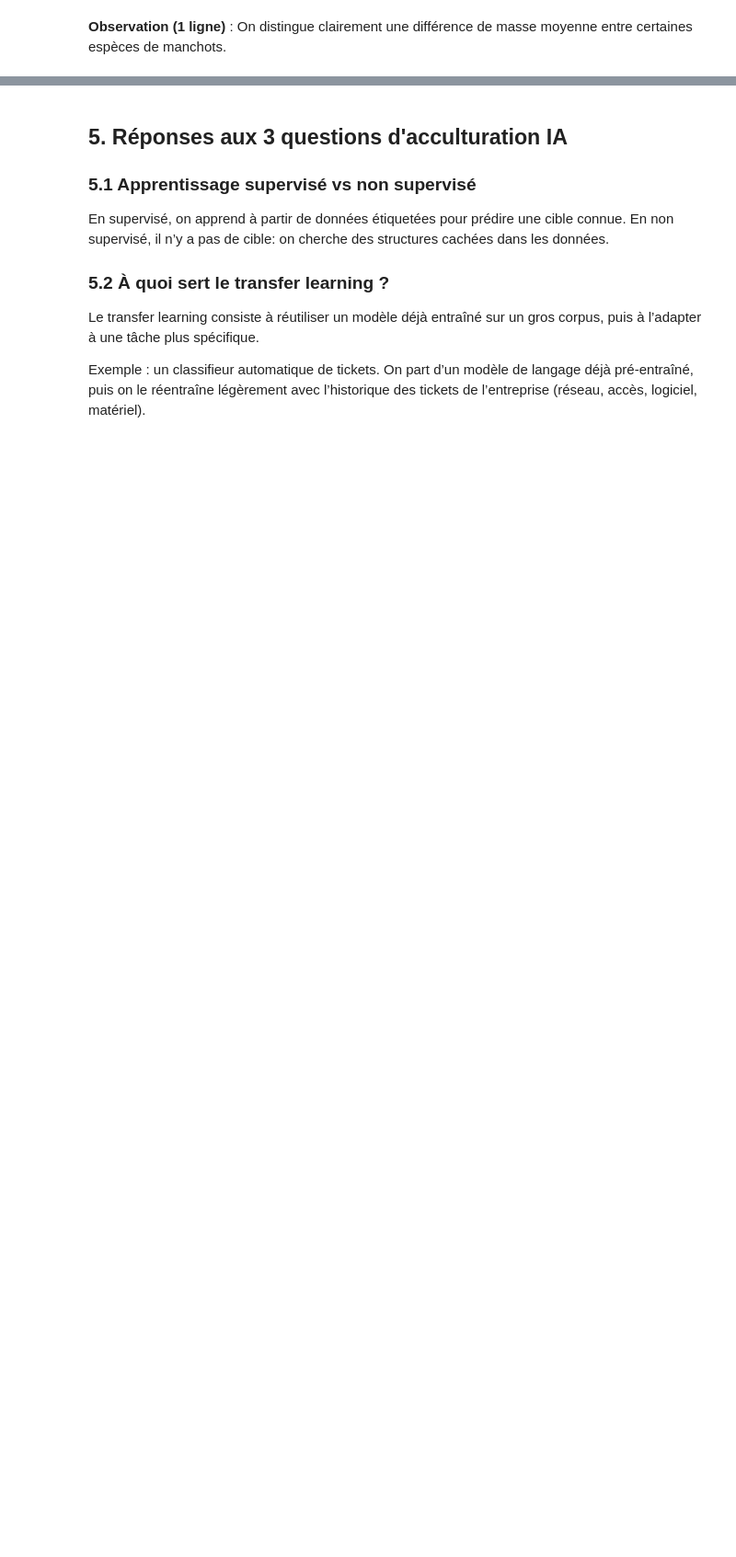
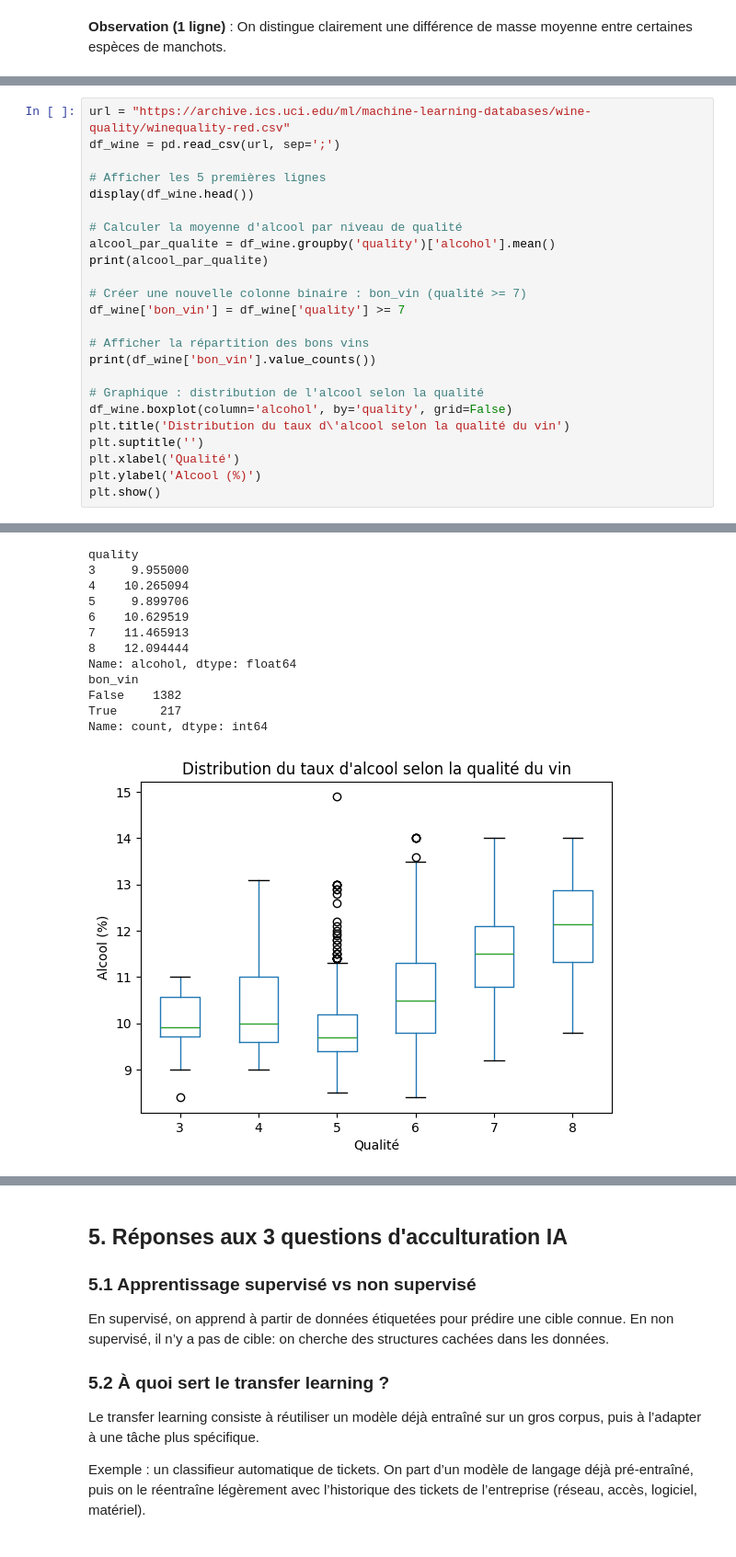
Before and after one commit to userZku/atos-onboarding-theo, a Jupyter notebook: presentation_theo.ipynb, the cells around one changed output, grey strips where cells are left out. Shown at 92% size. Saved outputs shown, nothing was run; the diff lists cells and outputs as text; blank space fills up the shorter version.

```diff
--- a/presentation_theo.ipynb
+++ b/presentation_theo.ipynb
@@ -69,0 +73,25 @@ plt.show()
+# %%
+url = "https://archive.ics.uci.edu/ml/machine-learning-databases/wine-quality/winequality-red.csv"
+df_wine = pd.read_csv(url, sep=';')
+
+# Afficher les 5 premières lignes
+display(df_wine.head())
+
+# Calculer la moyenne d'alcool par niveau de qualité
+alcool_par_qualite = df_wine.groupby('quality')['alcohol'].mean()
+print(alcool_par_qualite)
+
+# Créer une nouvelle colonne binaire : bon_vin (qualité >= 7)
+df_wine['bon_vin'] = df_wine['quality'] >= 7
+
+# Afficher la répartition des bons vins
+print(df_wine['bon_vin'].value_counts())
+
+# Graphique : distribution de l'alcool selon la qualité
+df_wine.boxplot(column='alcohol', by='quality', grid=False)
+plt.title('Distribution du taux d\'alcool selon la qualité du vin')
+plt.suptitle('')
+plt.xlabel('Qualité')
+plt.ylabel('Alcool (%)')
+plt.show()
+# %% [output]
@@ -69,0 +104,13 @@ plt.show()
+quality
+3     9.955000
+4    10.265094
+5     9.899706
+6    10.629519
+7    11.465913
+8    12.094444
+Name: alcohol, dtype: float64
+bon_vin
+False    1382
+True      217
+Name: count, dtype: int64
+[figure, added]
```
Also changed, not shown: parts of 3 cells of this notebook.
